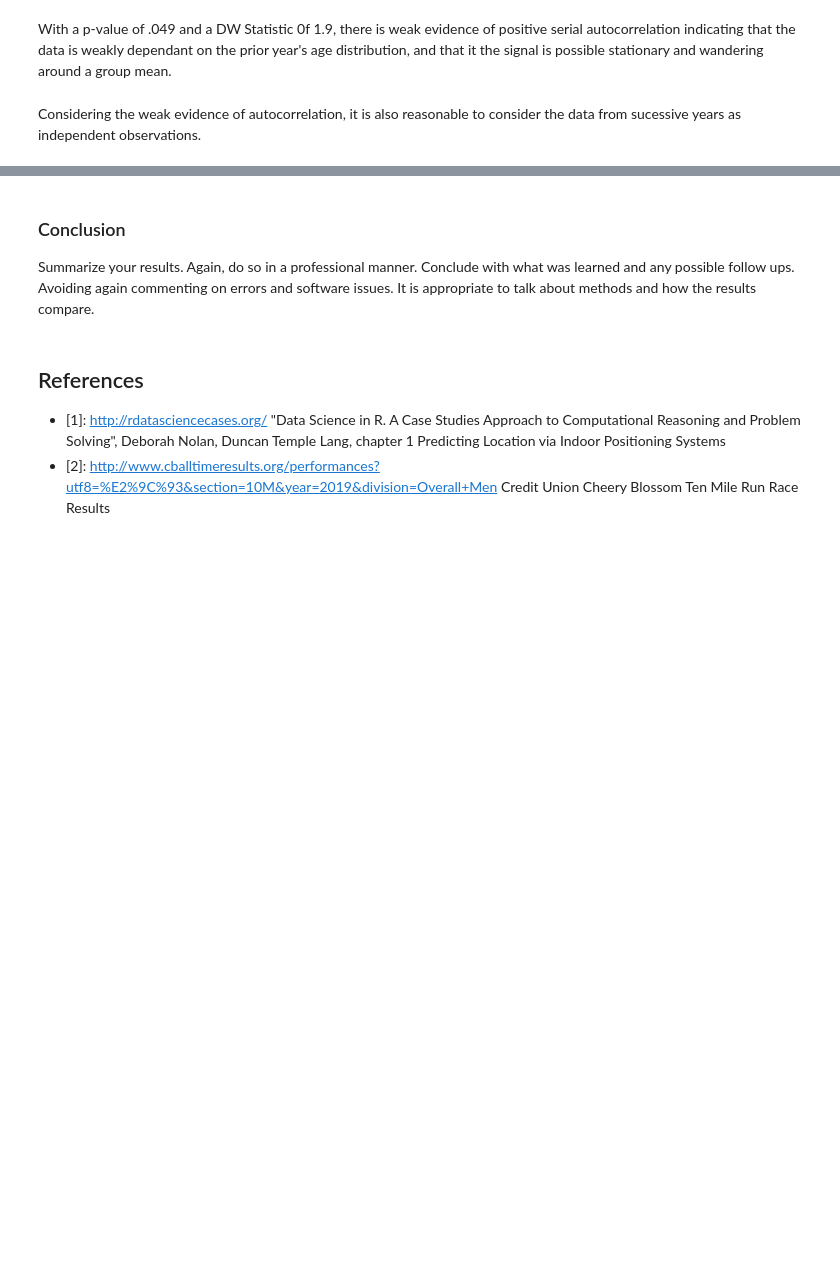
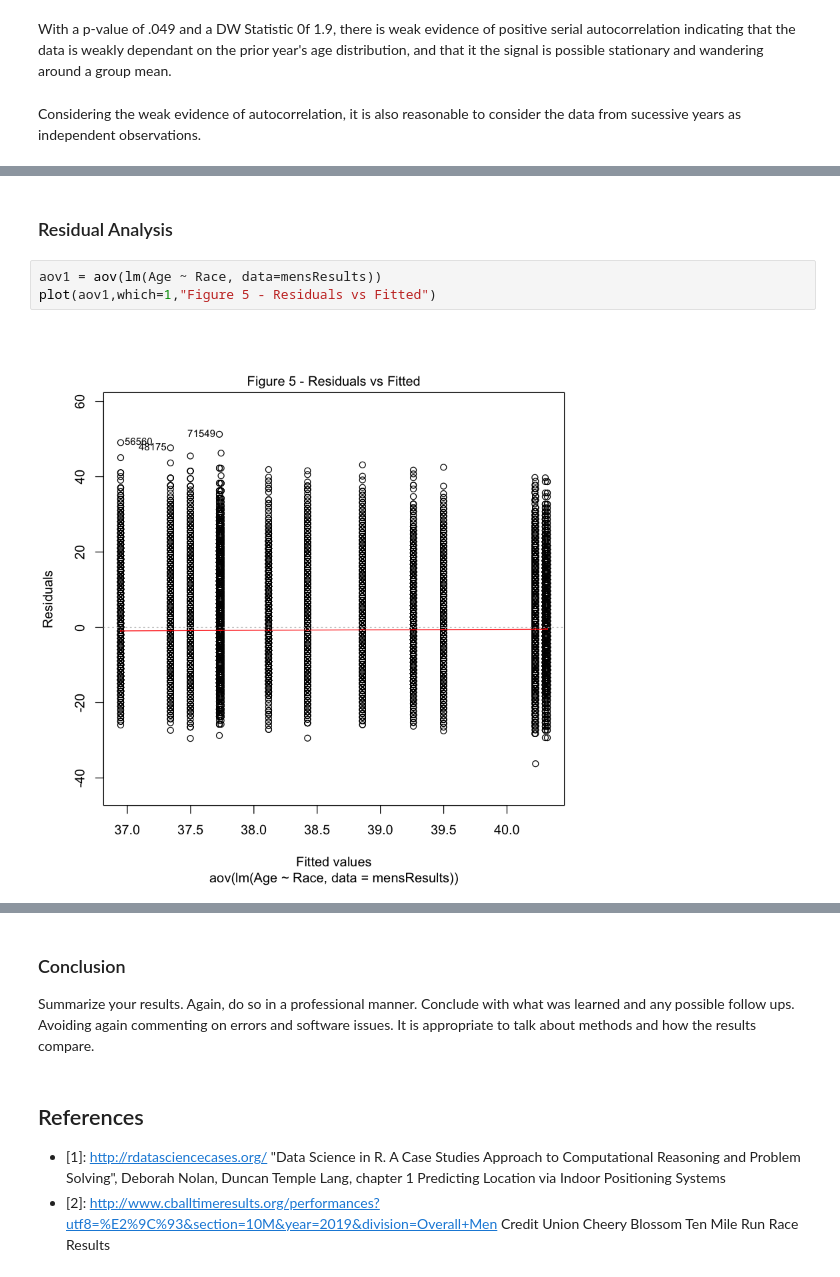
Before and after one commit to jduranengineer/QTW-Projects, a Jupyter notebook: Proj 2 Cherry Blossom/Byrne_Duran_Hwk_2.ipynb, the cells around one changed output, grey strips where cells are left out. Cells and saved outputs as stored; diff of their text form; blank space fills up the shorter version.

```diff
--- a/Proj 2 Cherry Blossom/Byrne_Duran_Hwk_2.ipynb
+++ b/Proj 2 Cherry Blossom/Byrne_Duran_Hwk_2.ipynb
@@ -113,0 +166,7 @@ densityplot(~Age,data=mensResults,groups = Race,auto.key=TRUE,
+# %% [markdown]
+### Residual Analysis
+# %%
+aov1 = aov(lm(Age ~ Race, data=mensResults))
+plot(aov1,which=1,"Figure 5 - Residuals vs Fitted")
+# %% [output]
+[figure, added]
```
Also changed, not shown: parts of 14 cells of this notebook, 1 other file.
